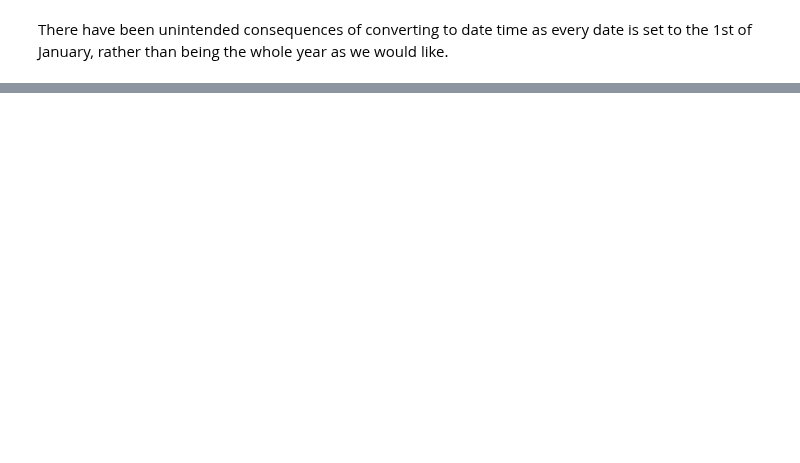
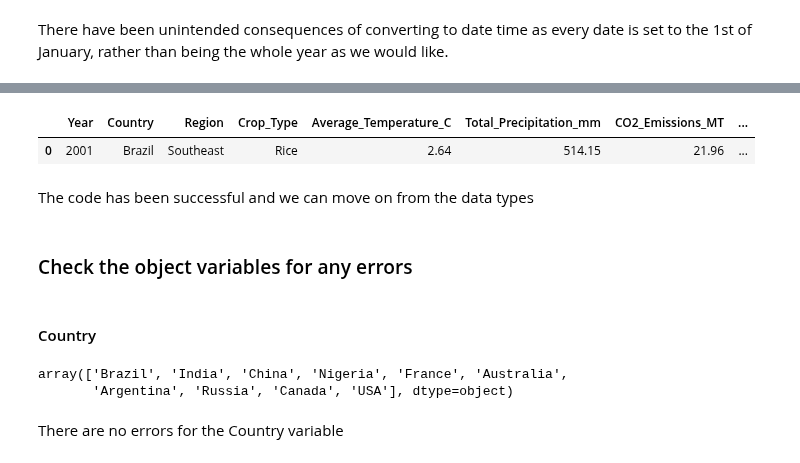
Before and after one commit to Janeweightman/Climate-Change-Impact-on-Agriculture-, a Jupyter notebook: jupyter_notebooks/data-cleaning.ipynb, the cells around one changed output, grey strips where cells are left out. Drawn from its saved outputs; the diff is of its cells as text; code cells hidden in the pictures; blank space fills up the shorter version.

Commit message:
fix Year data type back to int64

```diff
--- a/jupyter_notebooks/data-cleaning.ipynb
+++ b/jupyter_notebooks/data-cleaning.ipynb
@@ -154,0 +157,3 @@ There have been unintended consequences of converting to date time as every date
+# %%
+#copilot code suggestion: Convert 'Year' to just the year
+df['Year'] = df['Year'].dt.year
@@ -154,0 +198,3 @@ There have been unintended consequences of converting to date time as every date
+# %%
+# convert 'Year' to be int64
+df['Year'] = df['Year'].astype('int64')
@@ -154,0 +222,18 @@ There have been unintended consequences of converting to date time as every date
+# %%
+df.head(1)
+# %% [output]
+|  | Year | Country | Region | Crop_Type | Average_Temperature_C | Total_Precipitation_mm | CO2_Emissions_MT | ... |
+| 0 | 2001 | Brazil | Southeast | Rice | 2.64 | 514.15 | 21.96 | ... |
+# %% [markdown]
+The code has been successful and we can move on from the data types
+# %% [markdown]
+### Check the object variables for any errors
+# %% [markdown]
+#### Country
+# %%
+df['Country'].unique()
+# %% [output]
+array(['Brazil', 'India', 'China', 'Nigeria', 'France', 'Australia',
+       'Argentina', 'Russia', 'Canada', 'USA'], dtype=object)
+# %% [markdown]
+There are no errors for the Country variable
```
Also changed, not shown: parts of 10 cells of this notebook.
